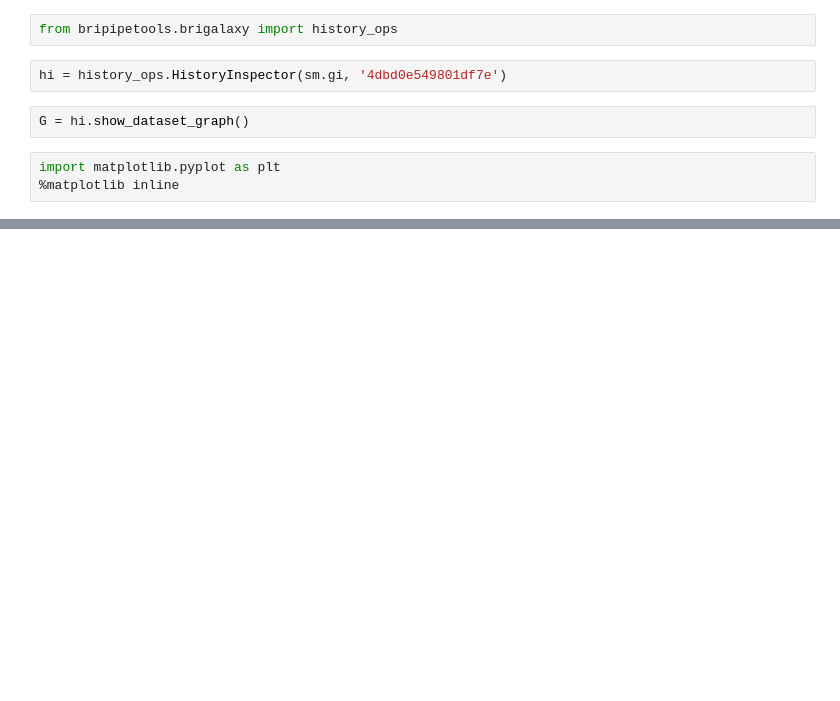
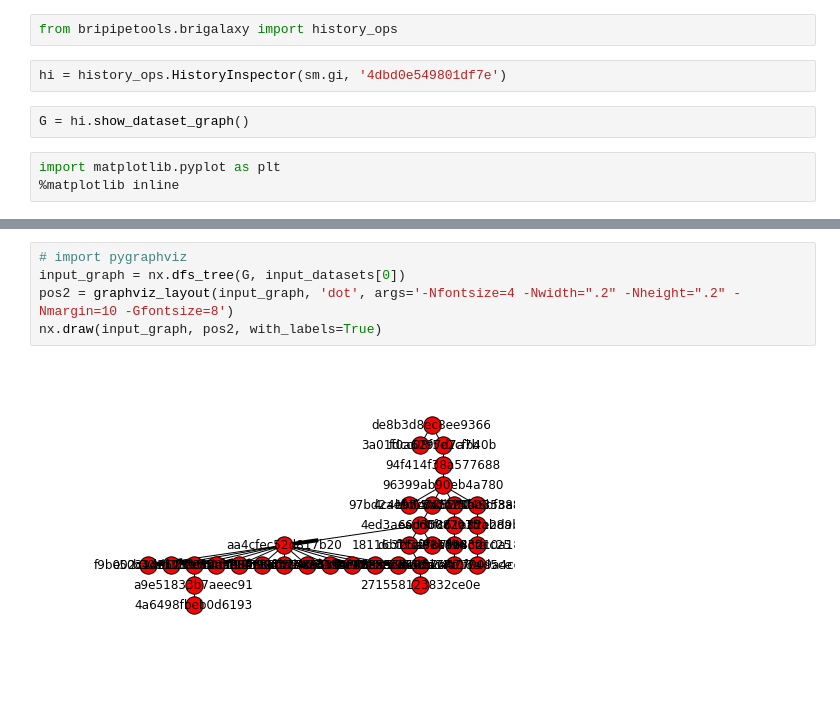
Before and after one commit to BenaroyaResearch/bripipetools, a Jupyter notebook: nbs/history_inspector_dev.ipynb, the cells around one changed output, grey strips where cells are left out. Drawn from its saved outputs; the diff is of its cells as text; blank space fills up the shorter version.

```diff
--- a/nbs/history_inspector_dev.ipynb
+++ b/nbs/history_inspector_dev.ipynb
@@ -37,0 +57,7 @@ ImportError: ('requires pygraphviz ', 'http://pygraphviz.github.io/')
+# %%
+# import pygraphviz
+input_graph = nx.dfs_tree(G, input_datasets[0])
+pos2 = graphviz_layout(input_graph, 'dot', args='-Nfontsize=4 -Nwidth=".2" -Nheight=".2" -Nmargin=10 -Gfontsize=8')
+nx.draw(input_graph, pos2, with_labels=True)
+# %% [output]
+[figure, added]
```
Also changed, not shown: parts of 7 cells of this notebook.
